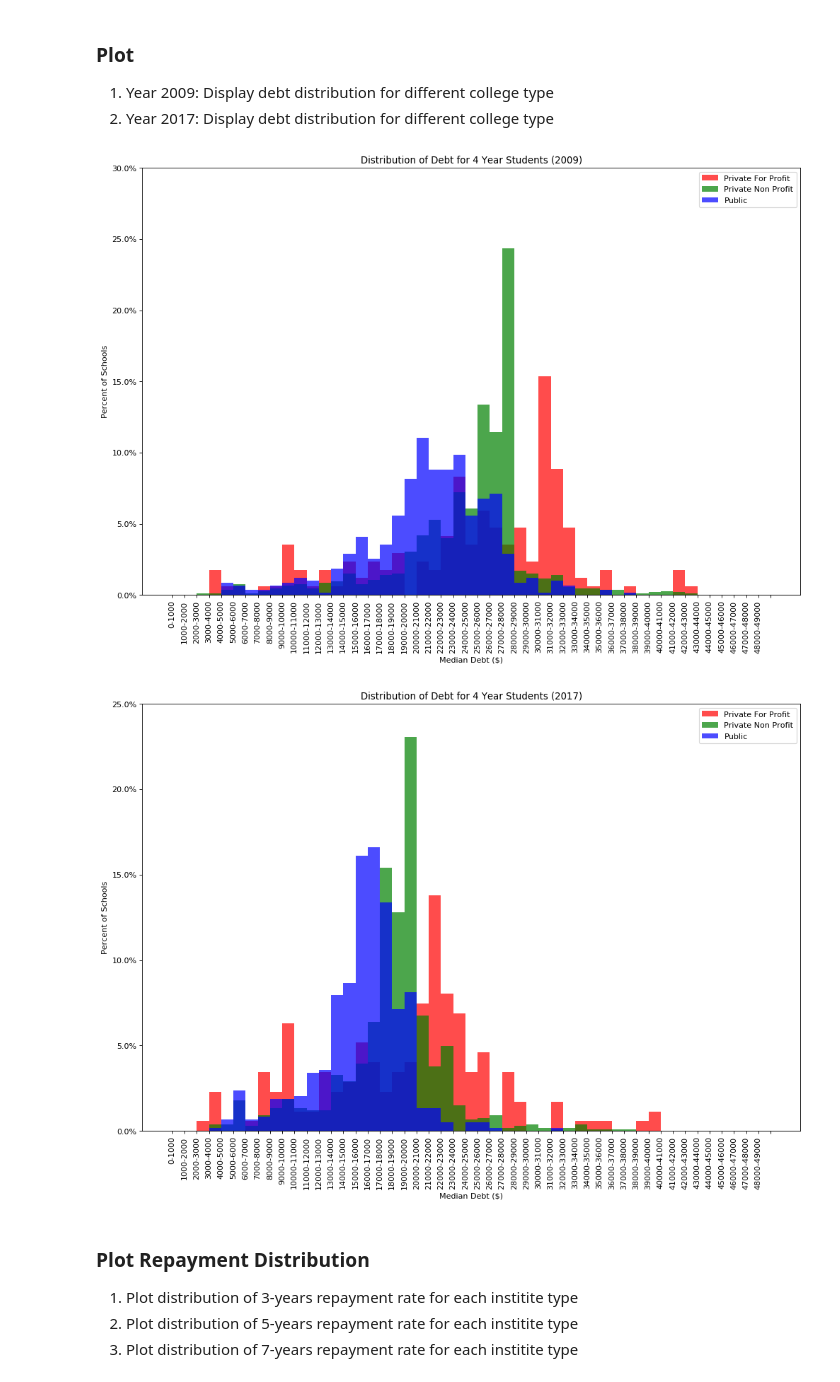
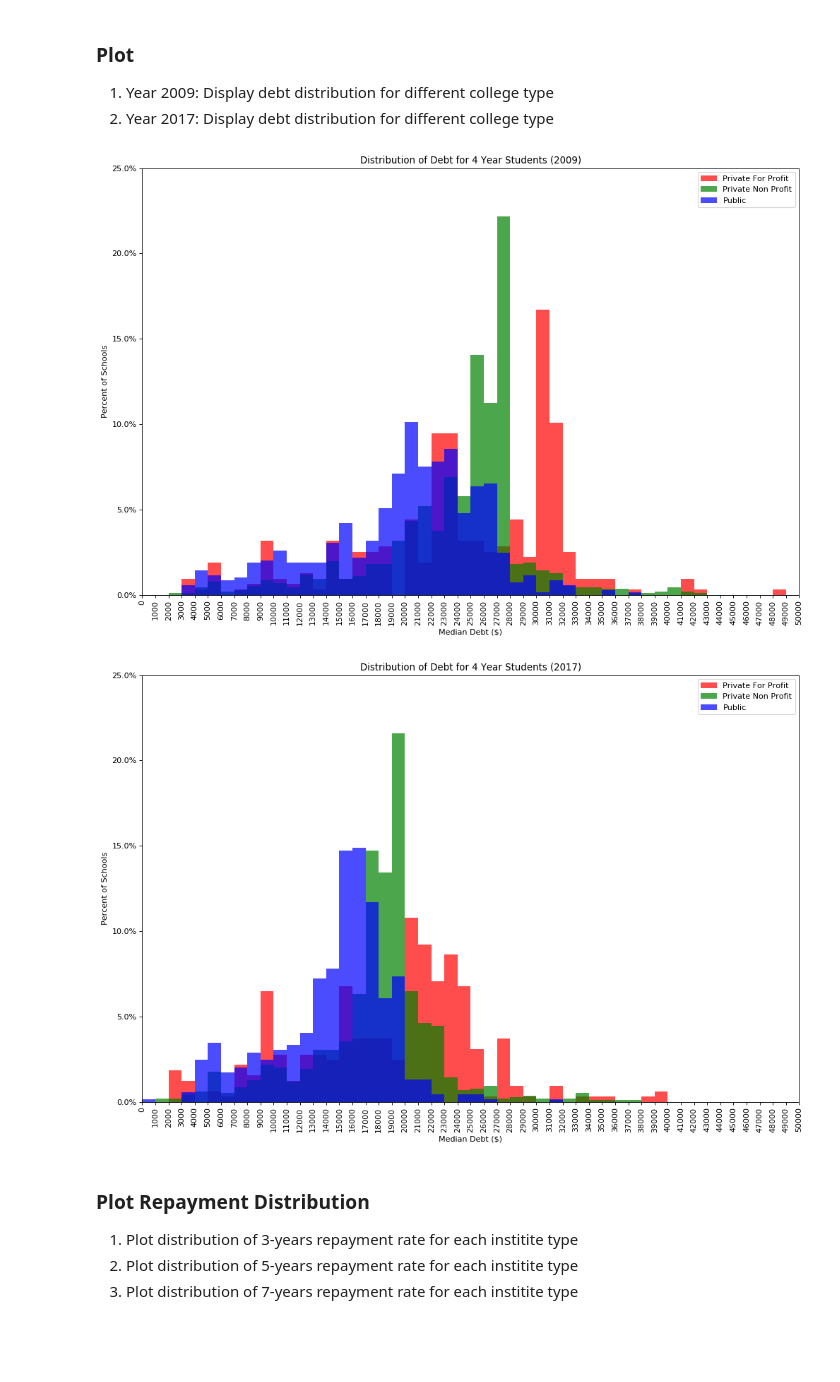
Before and after one commit to alexandermlecocq/project01, a Jupyter notebook: Project01.ipynb, the cells around one changed output. Saved outputs shown, nothing was run; the diff lists cells and outputs as text; code cells hidden in the pictures; blank space fills up the shorter version.

```diff
--- a/Project01.ipynb
+++ b/Project01.ipynb
@@ -33,5 +33,7 @@ for index, row in merged_df.iterrows():
         column += 1
 
 #Convert the data columns to floats
-for column in merged_df.columns[10:]:
+for column in merged_df.columns[8:]:
     merged_df[column] = pd.to_numeric(merged_df[column])
+
+merged_df.dtypes
@@ -77,16 +95,15 @@ df1 = df1[["Count", "Median Debt", "Retention Rate"]]
     - Private Non Profit
     - Private For Profit
 # %%
-# Remove all the rows with NaN for "Retention" and "Graduate Debt"
-df = merged_df.dropna(axis=0, subset=["RET_FT4", "GRAD_DEBT_MDN_y"], inplace=False)
-df2 = df.groupby(["CONTROL"])[["RET_FT4", "GRAD_DEBT_MDN_y"]].mean()
+# Remove all the rows with NaN for "Graduate Debt"
+df = merged_df.dropna(axis=0, subset=["GRAD_DEBT_MDN_y"], inplace=False)
+df2 = df.groupby(["CONTROL"])[["GRAD_DEBT_MDN_y"]].mean()
 
 # Total institues in each category
 df2["Count"] = df.groupby(["CONTROL"])["UNITID"].count()
 
 
 # Give displayed data cleaner formatting
-df2["RET_FT4"] = df2["RET_FT4"].map("{:.2%}".format)
 df2["GRAD_DEBT_MDN_y"] = df2["GRAD_DEBT_MDN_y"].map("${:,.0f}".format)
 
 # Convert to dataframe
@@ -94,7 +111,7 @@ df2 = pd.DataFrame(df2).reset_index()
 del df2["CONTROL"]
 
 # Rename Column and Index
-df2.rename(columns={"RET_FT4":"Retention Rate", "GRAD_DEBT_MDN_y":"Median Debt"},
+df2.rename(columns={"GRAD_DEBT_MDN_y":"Median Debt"},
            index={0:"Public", 1:"Priv. NonProfit", 2:"Priv. ForProfit"},
            inplace=True)
 
@@ -102,7 +119,7 @@ df2.rename(columns={"RET_FT4":"Retention Rate", "GRAD_DEBT_MDN_y":"Median Debt"}
 df2.index.rename('Control', inplace=True)
 
 # Change column order
-df2 = df2[["Count", "Median Debt", "Retention Rate"]]
+df2 = df2[["Count", "Median Debt"]]
 # %% [markdown]
 ### Merge 2009 and 2017 dataframe
 - Merge 2009 and 2017 datafrmaes to create a new summary dataframe to hold median debt and retention rate
@@ -135,47 +152,45 @@ summary_data
 # Assign colors for each institution type and the names
 colors = ['b', 'g', 'r']
 names = ["Public", "Private Non Profit", "Private For Profit"]
+# %%
+#Define Bins
+bin_width = 1000
+bins = range(0, 51000, bin_width)
 # %%
 # Make a separate list for each institution type for 2009
 x1 = list(df[df['CONTROL'] == 1]['GRAD_DEBT_MDN_x'])
 x2 = list(df[df['CONTROL'] == 2]['GRAD_DEBT_MDN_x'])
 x3 = list(df[df['CONTROL'] == 3]['GRAD_DEBT_MDN_x'])
-
-#Define Bins
-bin_width = 1000
-bins = range(0, 50000, bin_width)
-bin_labels = []
-for n in range(0, len(bins)-1):
-    bin_labels.append(f"{bins[n]}-{bins[n+1]}")
 
 # Create the plot
 plt.figure(num=None, figsize=(15, 10), dpi=80, facecolor='w', edgecolor='k')
 
 # Make the histogram using a list of lists
 # Normalize the school counts and assign colors and names
 plt.hist([x1, x2, x3], histtype="stepfilled", bins = bins, density=True, color = colors, label=names, alpha=0.7)
 
 # Add labels to X and Y axes :: Add title
 graph_title = "Distribution of Debt for 4 Year Students (2009)"
 plt.title(graph_title)
 plt.xlabel("Median Debt ($)")
 plt.ylabel("Percent of Schools")
 
 # Convert y-axis to percentages
 locs, labels = plt.yticks()
 labels = [str(round(loc*bin_width*100, 1)) + "%" for loc in locs]
 plt.yticks(locs, labels)
 
 # Plot formatting
 plt.legend()
 locs, labels = plt.xticks()
-plt.xticks(bins, bin_labels, rotation="vertical")
+plt.xticks(bins, rotation="vertical")
+plt.xlim(0, 50000)
 
 # Save fig
 file_name = graph_title.replace(" ", "_")
 plt.savefig(file_name+".png")
 # %% [output]
-[figure, old version]
+[figure, new version]
 # %%
 # Make a separate list for each institution type for 2017
 y1 = list(df[df['CONTROL'] == 1]['GRAD_DEBT_MDN_y'])
@@ -201,13 +216,14 @@ plt.yticks(locs, labels)
 # Plot formatting
 plt.legend()
 locs, labels = plt.xticks()
-plt.xticks(bins, bin_labels, rotation="vertical")
+plt.xticks(bins, rotation="vertical")
+plt.xlim(0, 50000)
 
 # Save fig
 file_name = graph_title.replace(" ", "_")
 plt.savefig(file_name+".png")
 # %% [output]
-[figure, old version]
+[figure, new version]
 # %% [markdown]
 ### Plot Repayment Distribution
 1. Plot distribution of 3-years repayment rate for each institite type
```
Also changed, not shown: parts of 13 cells of this notebook.
